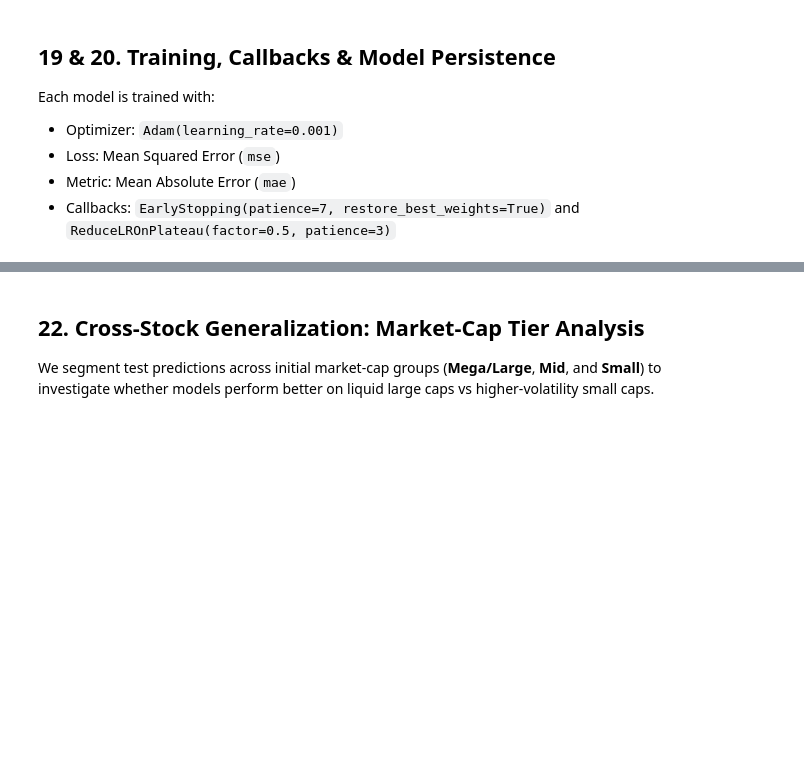
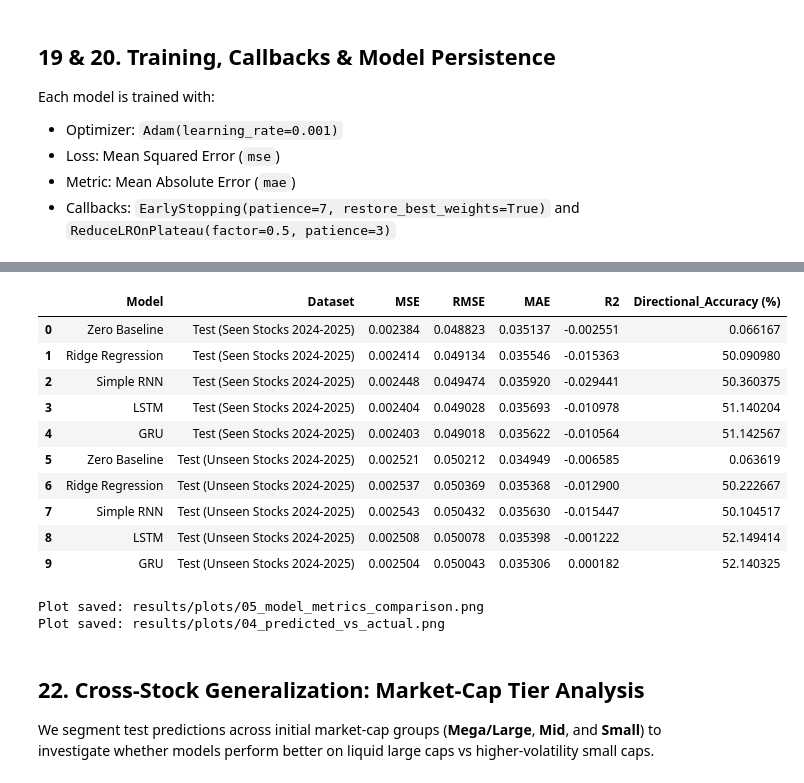
Before and after one commit to MichaelF102/Stock_Market_Analysis_And_Prediction, a Jupyter notebook: Indian_Equity_Deep_Learning_Research.ipynb, the cells around one changed output, grey strips where cells are left out. Drawn from its saved outputs; the diff is of its cells as text; code cells hidden in the pictures; blank space fills up the shorter version.

```diff
--- a/Indian_Equity_Deep_Learning_Research.ipynb
+++ b/Indian_Equity_Deep_Learning_Research.ipynb
@@ -74,13 +92,13 @@ class ResearchConfig:
     # Reproducibility
     RANDOM_SEED: int = 42
 
-    # Historical Data Window (Extended to August 31, 2026)
+    # Historical Data Window
     START_DATE: str = "2015-01-01"
-    END_DATE: str = "2026-09-01"
+    END_DATE: str = "2026-01-01"
 
     # Sequence & Horizon Parameters
     LOOKBACK: int = 60              # 60 trading days of historical sequence
-    FORECAST_HORIZON: int = 5       # 5 trading days forward return target (7 calendar days)
+    FORECAST_HORIZON: int = 5       # 5 trading days forward return target
 
     # Strict Temporal Splitting Dates
     TRAIN_START: str = "2015-01-01"
@@ -88,7 +106,7 @@ class ResearchConfig:
     VAL_START: str = "2022-01-01"
     VAL_END: str = "2023-12-31"     # 2 years (Validation)
     TEST_START: str = "2024-01-01"
-    TEST_END: str = "2026-08-31"    # Out-of-sample test period extended to August 31, 2026
+    TEST_END: str = "2026-08-31"    # 2 years (Untouched Test)
 
     # Minimum history filter
     MIN_HISTORY: int = 500
@@ -413,14 +575,7 @@ if cfg.TRAIN_MODELS:
     training_histories["LSTM"] = lstm_hist
     model_metadata["LSTM"] = lstm_meta
 
-    # 3. Train BiLSTM
-    bilstm_model, bilstm_hist, bilstm_meta = train_dl_model(
-        bilstm_model, X_train, y_train, X_val, y_val, "BiLSTM", epochs=cfg.EPOCHS, batch_size=cfg.BATCH_SIZE
-    )
-    training_histories["BiLSTM"] = bilstm_hist
-    model_metadata["BiLSTM"] = bilstm_meta
-
-    # 4. Train GRU
+    # 3. Train GRU
     gru_model, gru_hist, gru_meta = train_dl_model(
         gru_model, X_train, y_train, X_val, y_val, "GRU", epochs=cfg.EPOCHS, batch_size=cfg.BATCH_SIZE
     )
@@ -434,6 +589,5 @@ else:
     # Load pretrained models
     rnn_model = tf.keras.models.load_model(MODELS_DIR / "simplernn.keras")
     lstm_model = tf.keras.models.load_model(MODELS_DIR / "lstm.keras")
-    bilstm_model = tf.keras.models.load_model(MODELS_DIR / "bilstm.keras")
     gru_model = tf.keras.models.load_model(MODELS_DIR / "gru.keras")
     print("Pre-trained models loaded from disk.")
@@ -470,24 +611,23 @@ models_eval_dict = {
     "Ridge Regression": ridge_model,
     "Simple RNN": rnn_model,
     "LSTM": lstm_model,
-    "BiLSTM": bilstm_model,
     "GRU": gru_model
 }
 
 # Evaluate on Seen Stocks Out-of-Sample Test Set
 results_seen_test = evaluate_models_on_test_set(
-    models_eval_dict, X_test_seen, y_test_seen, test_set_name="Test (Seen Stocks 2024-2026)"
+    models_eval_dict, X_test_seen, y_test_seen, test_set_name="Test (Seen Stocks 2024-2025)"
 )
 
 # Evaluate on Unseen Stocks Out-of-Sample Test Set
 results_unseen_test = evaluate_models_on_test_set(
-    models_eval_dict, X_test_unseen, y_test_unseen, test_set_name="Test (Unseen Stocks 2024-2026)"
+    models_eval_dict, X_test_unseen, y_test_unseen, test_set_name="Test (Unseen Stocks 2024-2025)"
 )
 
 comparison_all = pd.concat([results_seen_test, results_unseen_test], ignore_index=True)
 comparison_all.to_csv(RESULTS_DIR / "model_comparison.csv", index=False)
 
-print("--- Master Quantitative Model Evaluation Comparison ---")
+print("--- Master Model Evaluation Comparison ---")
 display(comparison_all)
 
 # Visual Comparison
@@ -501,3 +641,4 @@ y_pred_best = best_model_obj.predict(X_test_seen)
 
 plot_predicted_vs_actual(y_test_seen, y_pred_best, best_model_name, PLOTS_DIR / "04_predicted_vs_actual.png")
 plt.show()
+# %% [output]
@@ -504,3 +652,16 @@ plt.show()
+|  | Model | Dataset | MSE | RMSE | MAE | R2 | Directional_Accuracy (%) |
+| 0 | Zero Baseline | Test (Seen Stocks 2024-2025) | 0.002384 | 0.048823 | 0.035137 | -0.002551 | 0.066167 |
+| 1 | Ridge Regression | Test (Seen Stocks 2024-2025) | 0.002414 | 0.049134 | 0.035546 | -0.015363 | 50.090980 |
+| 2 | Simple RNN | Test (Seen Stocks 2024-2025) | 0.002448 | 0.049474 | 0.035920 | -0.029441 | 50.360375 |
+| 3 | LSTM | Test (Seen Stocks 2024-2025) | 0.002404 | 0.049028 | 0.035693 | -0.010978 | 51.140204 |
+| 4 | GRU | Test (Seen Stocks 2024-2025) | 0.002403 | 0.049018 | 0.035622 | -0.010564 | 51.142567 |
+| 5 | Zero Baseline | Test (Unseen Stocks 2024-2025) | 0.002521 | 0.050212 | 0.034949 | -0.006585 | 0.063619 |
+| 6 | Ridge Regression | Test (Unseen Stocks 2024-2025) | 0.002537 | 0.050369 | 0.035368 | -0.012900 | 50.222667 |
+| 7 | Simple RNN | Test (Unseen Stocks 2024-2025) | 0.002543 | 0.050432 | 0.035630 | -0.015447 | 50.104517 |
+| 8 | LSTM | Test (Unseen Stocks 2024-2025) | 0.002508 | 0.050078 | 0.035398 | -0.001222 | 52.149414 |
+| 9 | GRU | Test (Unseen Stocks 2024-2025) | 0.002504 | 0.050043 | 0.035306 | 0.000182 | 52.140325 |
+Plot saved: results/plots/05_model_metrics_comparison.png
+Plot saved: results/plots/04_predicted_vs_actual.png
 # %% [markdown]
 ## 22. Cross-Stock Generalization: Market-Cap Tier Analysis
 
```
Also changed, not shown: parts of 22 cells of this notebook, 6 other files.
